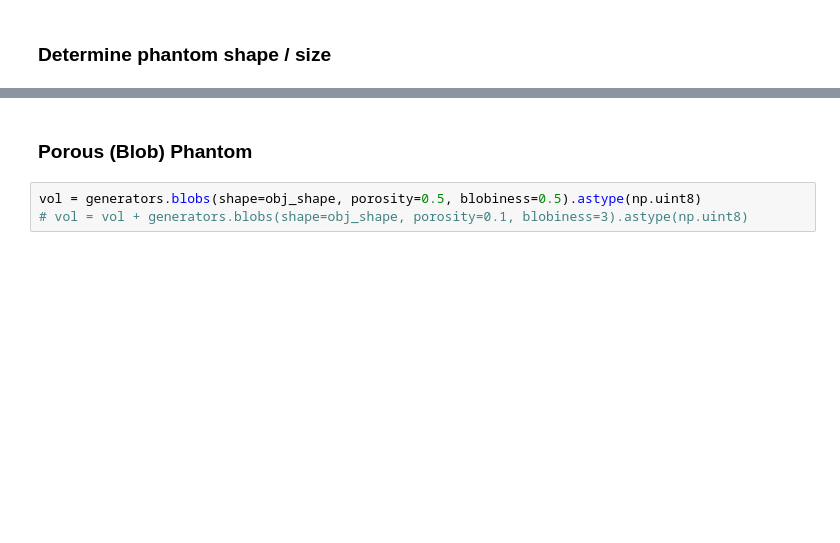
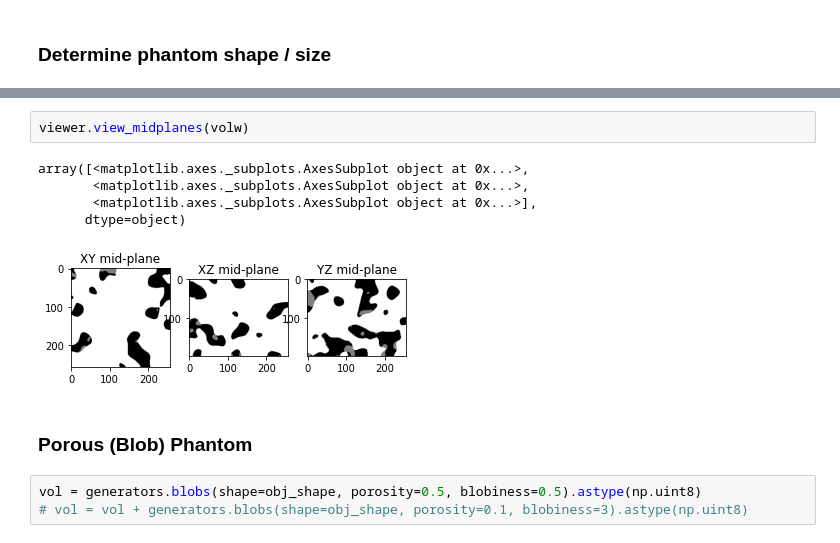
Before and after one commit to aniketkt/TomoTwin, a Jupyter notebook: notebooks/data_generators.ipynb, the cells around one changed output, grey strips where cells are left out. Cells and saved outputs as stored; diff of their text form; blank space fills up the shorter version.

```diff
--- a/notebooks/data_generators.ipynb
+++ b/notebooks/data_generators.ipynb
@@ -33,3 +66,11 @@ from porespy import generators
+# %%
+viewer.view_midplanes(volw)
+# %% [output]
+array([<matplotlib.axes._subplots.AxesSubplot object at 0x...>,
+       <matplotlib.axes._subplots.AxesSubplot object at 0x...>,
+       <matplotlib.axes._subplots.AxesSubplot object at 0x...>],
+      dtype=object)
+[figure, added]
 # %% [markdown]
 ### Porous (Blob) Phantom
 # %%
```
Also changed, not shown: parts of 23 cells of this notebook, 6 other files.
